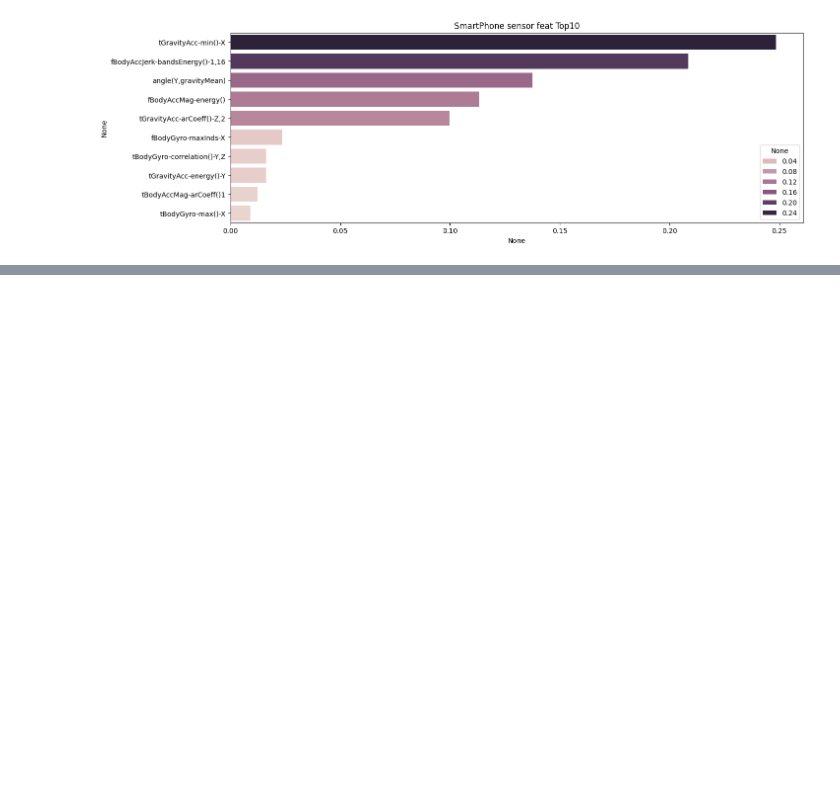
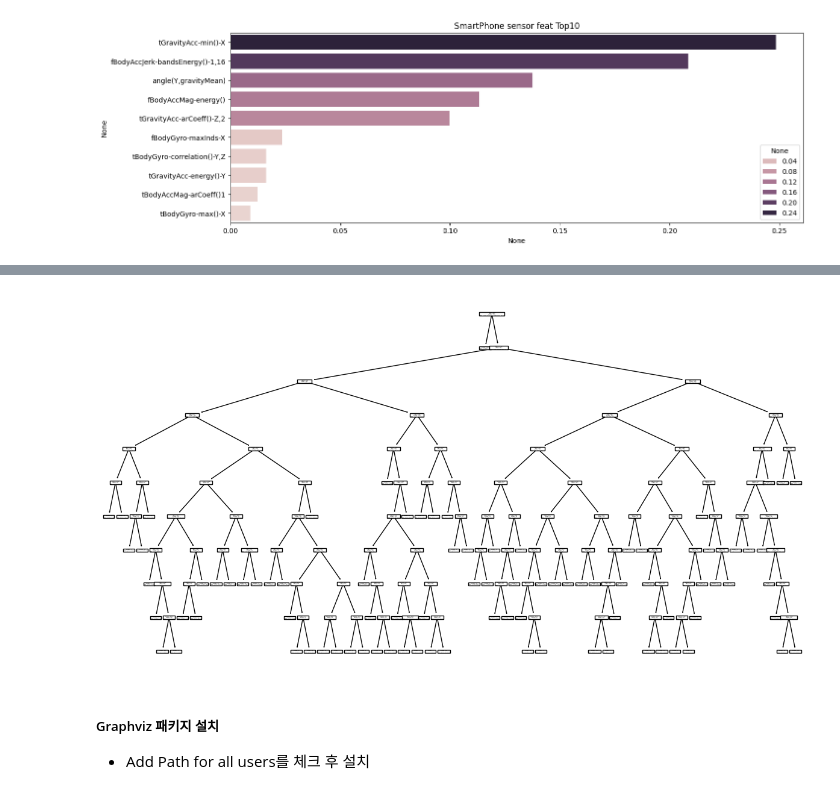
Before and after one commit to vinca0224/bigdata-analysis-2024, a Jupyter notebook: day12/da27_결정트리_분석.ipynb, the cells around one changed output, grey strips where cells are left out. Saved outputs shown, nothing was run; the diff lists cells and outputs as text; code cells hidden in the pictures; blank space fills up the shorter version.

```diff
--- a/day12/da27_결정트리_분석.ipynb
+++ b/day12/da27_결정트리_분석.ipynb
@@ -281,0 +307,11 @@ sns.barplot(x=featureTop10, y=featureTop10.index, hue=featureTop10)
+# %%
+fig = plt.figure(figsize=(15,8))
+
+_ = tree.plot_tree(bestModel)
+
+plt.show()
+# %% [output]
+[figure, added]
+# %% [markdown]
+##### Graphviz 패키지 설치
+- Add Path for all users를 체크 후 설치
```
Also changed, not shown: parts of 8 cells of this notebook, 1 other file.
